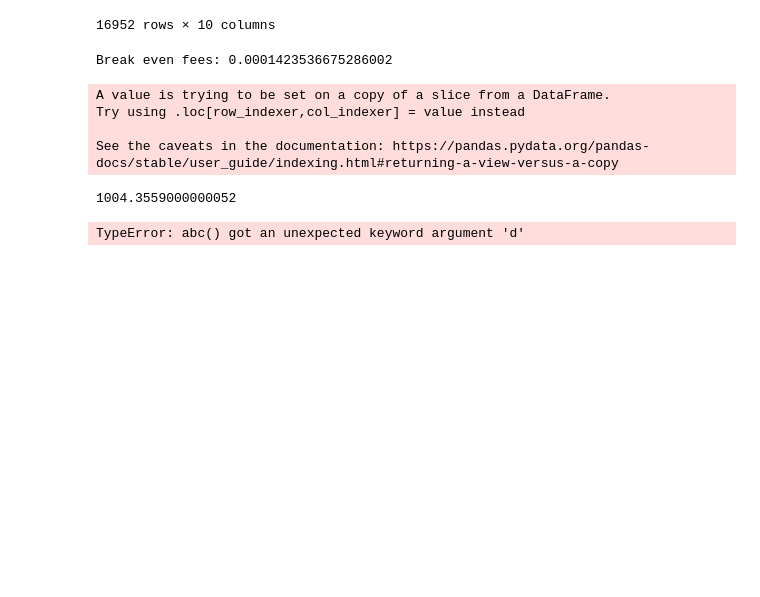
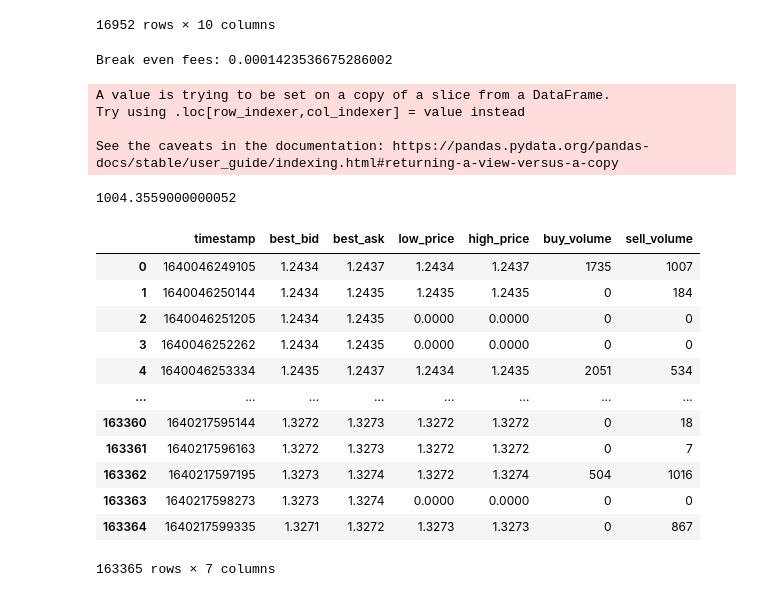
Before and after one commit to JuusoAsd/thesis, a Jupyter notebook: src/data_management/read_data.ipynb, the cells around one changed output. Drawn from its saved outputs; the diff is of its cells as text; code cells hidden in the pictures; blank space fills up the shorter version.

```diff
--- a/src/data_management/read_data.ipynb
+++ b/src/data_management/read_data.ipynb
@@ -105,11 +119,21 @@ px.scatter(part, x='price_diff', y='trade_size', trendline='ols')
 grouped = df.groupby('price_diff').sum().reset_index()
 
 px.scatter(grouped, x='price_diff', y='trade_size', trendline='ols')
-# %%
-def abc(a, b, c, **kwargs):
-    return a + b + c
-
-dic = {'a':1, 'b':2, 'c':3, 'd':4}
-abc(**dic)
-# %% [output]
-TypeError: abc() got an unexpected keyword argument 'd'
+# %%
+aggregate = pd.read_csv("/home/juuso/Documents/gradu/parsed_data/aggregated/data.csv")
+
+aggregate
+# %% [output]
+|  | timestamp | best_bid | best_ask | low_price | high_price | buy_volume | sell_volume |
+| 0 | 1640046249105 | 1.2434 | 1.2437 | 1.2434 | 1.2437 | 1735 | 1007 |
+| 1 | 1640046250144 | 1.2434 | 1.2435 | 1.2435 | 1.2435 | 0 | 184 |
+| 2 | 1640046251205 | 1.2434 | 1.2435 | 0.0000 | 0.0000 | 0 | 0 |
+| 3 | 1640046252262 | 1.2434 | 1.2435 | 0.0000 | 0.0000 | 0 | 0 |
+| 4 | 1640046253334 | 1.2435 | 1.2437 | 1.2434 | 1.2435 | 2051 | 534 |
+| ... | ... | ... | ... | ... | ... | ... | ... |
+| 163360 | 1640217595144 | 1.3272 | 1.3273 | 1.3272 | 1.3272 | 0 | 18 |
+| 163361 | 1640217596163 | 1.3272 | 1.3273 | 1.3272 | 1.3272 | 0 | 7 |
+| 163362 | 1640217597195 | 1.3273 | 1.3274 | 1.3272 | 1.3274 | 504 | 1016 |
+| 163363 | 1640217598273 | 1.3273 | 1.3274 | 0.0000 | 0.0000 | 0 | 0 |
+| 163364 | 1640217599335 | 1.3271 | 1.3272 | 1.3273 | 1.3273 | 0 | 867 |
+163365 rows × 7 columns
```
Also changed, not shown: parts of 3 cells of this notebook, 23 other files.
